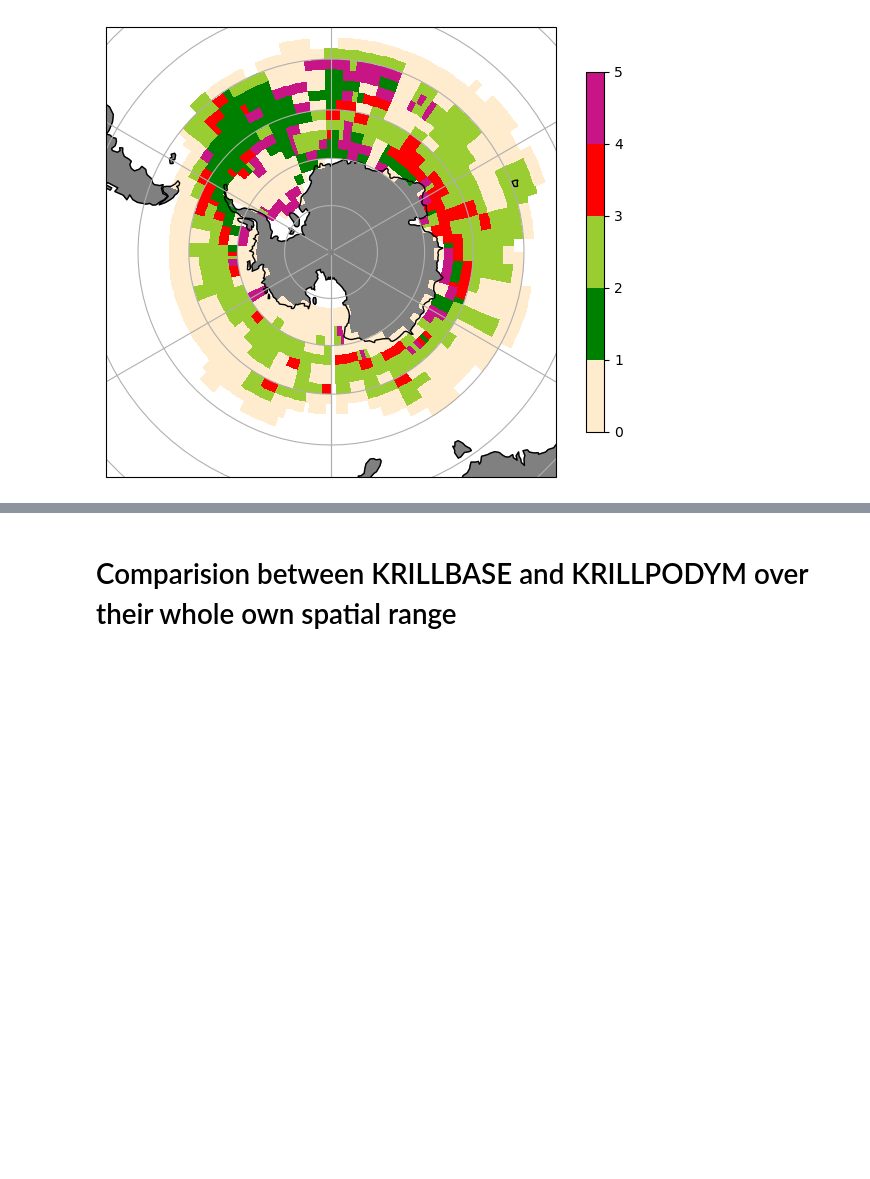
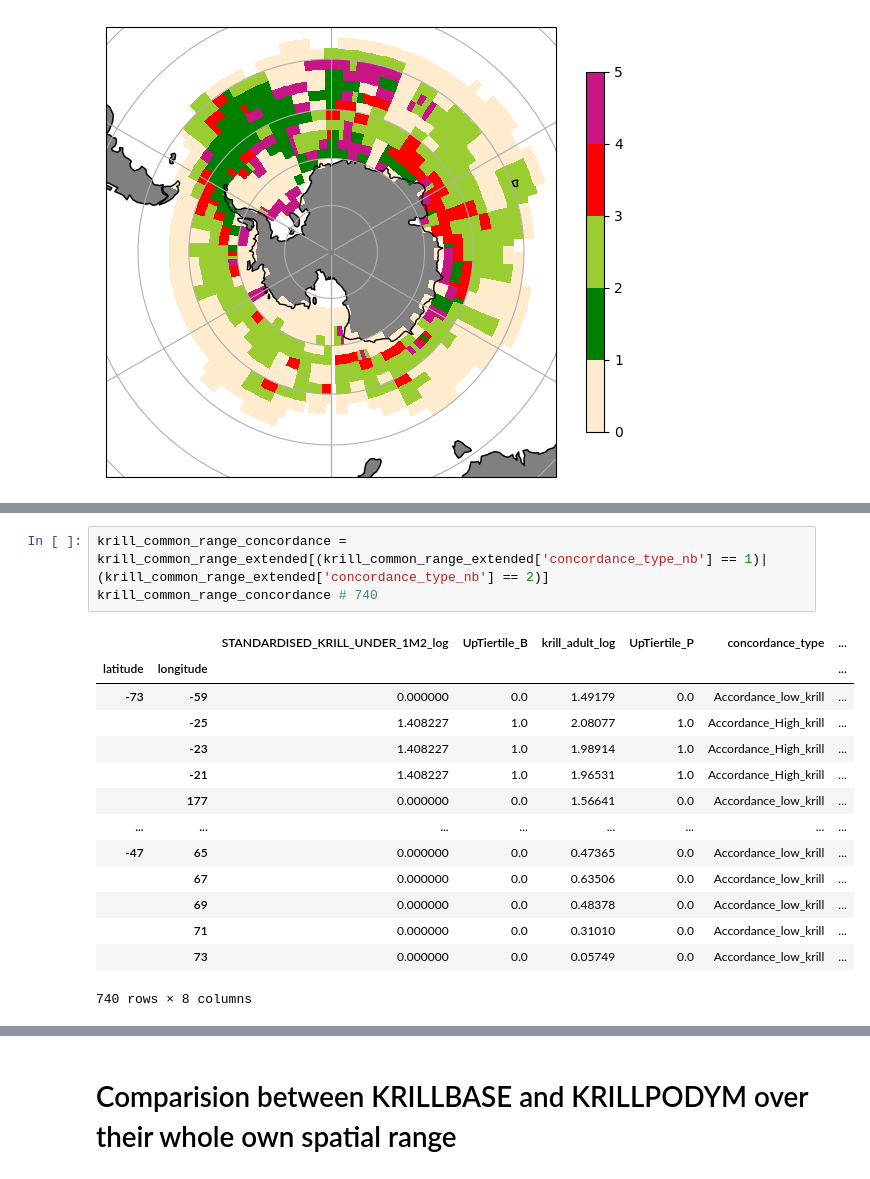
Before and after one commit to AnaelleDurfort/Key_Areas_krill_carbon_sequestration, a Jupyter notebook: 5_Comparison_krillpodym_krillbase.ipynb, the cells around one changed output, grey strips where cells are left out. Cells and saved outputs as stored; diff of their text form; blank space fills up the shorter version.

```diff
--- a/5_Comparison_krillpodym_krillbase.ipynb
+++ b/5_Comparison_krillpodym_krillbase.ipynb
@@ -419,0 +444,18 @@ plt.show()
+# %%
+krill_common_range_concordance = krill_common_range_extended[(krill_common_range_extended['concordance_type_nb'] == 1)|(krill_common_range_extended['concordance_type_nb'] == 2)]
+krill_common_range_concordance # 740
+# %% [output]
+|  |  | STANDARDISED_KRILL_UNDER_1M2_log | UpTiertile_B | krill_adult_log | UpTiertile_P | concordance_type | ... |
+| latitude | longitude |  |  |  |  |  | ... |
+| -73 | -59 | 0.000000 | 0.0 | 1.49179 | 0.0 | Accordance_low_krill | ... |
+|  | -25 | 1.408227 | 1.0 | 2.08077 | 1.0 | Accordance_High_krill | ... |
+|  | -23 | 1.408227 | 1.0 | 1.98914 | 1.0 | Accordance_High_krill | ... |
+|  | -21 | 1.408227 | 1.0 | 1.96531 | 1.0 | Accordance_High_krill | ... |
+|  | 177 | 0.000000 | 0.0 | 1.56641 | 0.0 | Accordance_low_krill | ... |
+| ... | ... | ... | ... | ... | ... | ... | ... |
+| -47 | 65 | 0.000000 | 0.0 | 0.47365 | 0.0 | Accordance_low_krill | ... |
+|  | 67 | 0.000000 | 0.0 | 0.63506 | 0.0 | Accordance_low_krill | ... |
+|  | 69 | 0.000000 | 0.0 | 0.48378 | 0.0 | Accordance_low_krill | ... |
+|  | 71 | 0.000000 | 0.0 | 0.31010 | 0.0 | Accordance_low_krill | ... |
+|  | 73 | 0.000000 | 0.0 | 0.05749 | 0.0 | Accordance_low_krill | ... |
+740 rows × 8 columns
```
Also changed, not shown: parts of 5 cells of this notebook.
